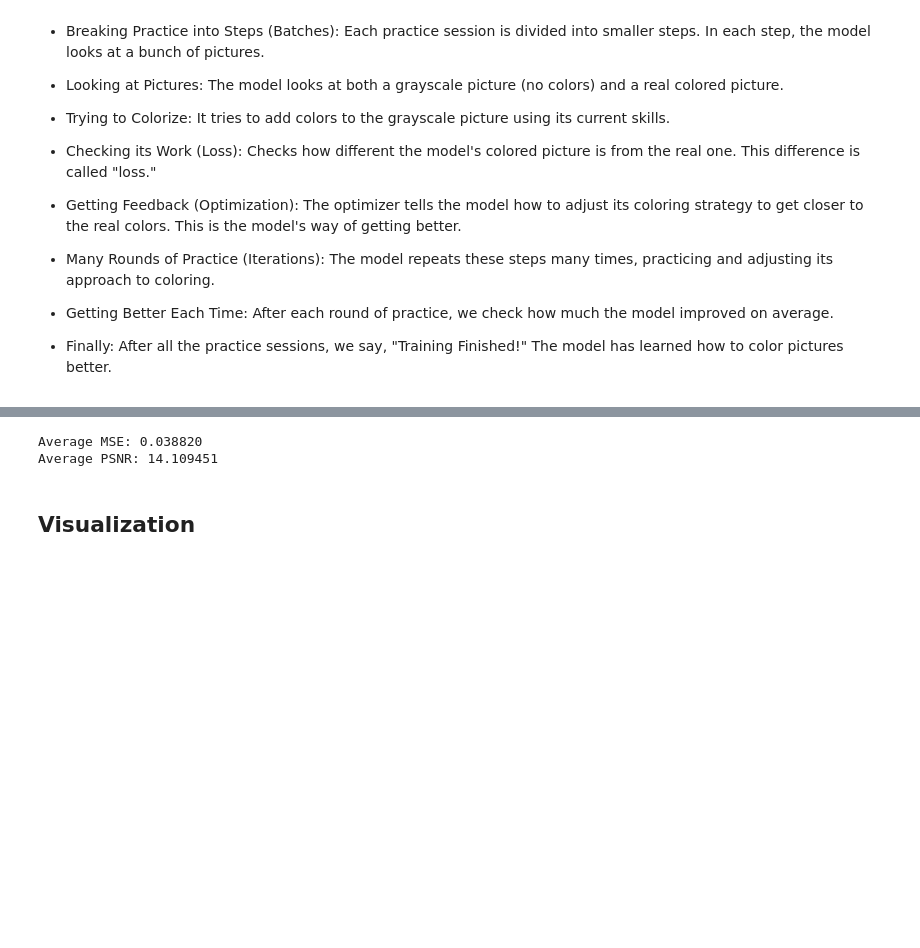
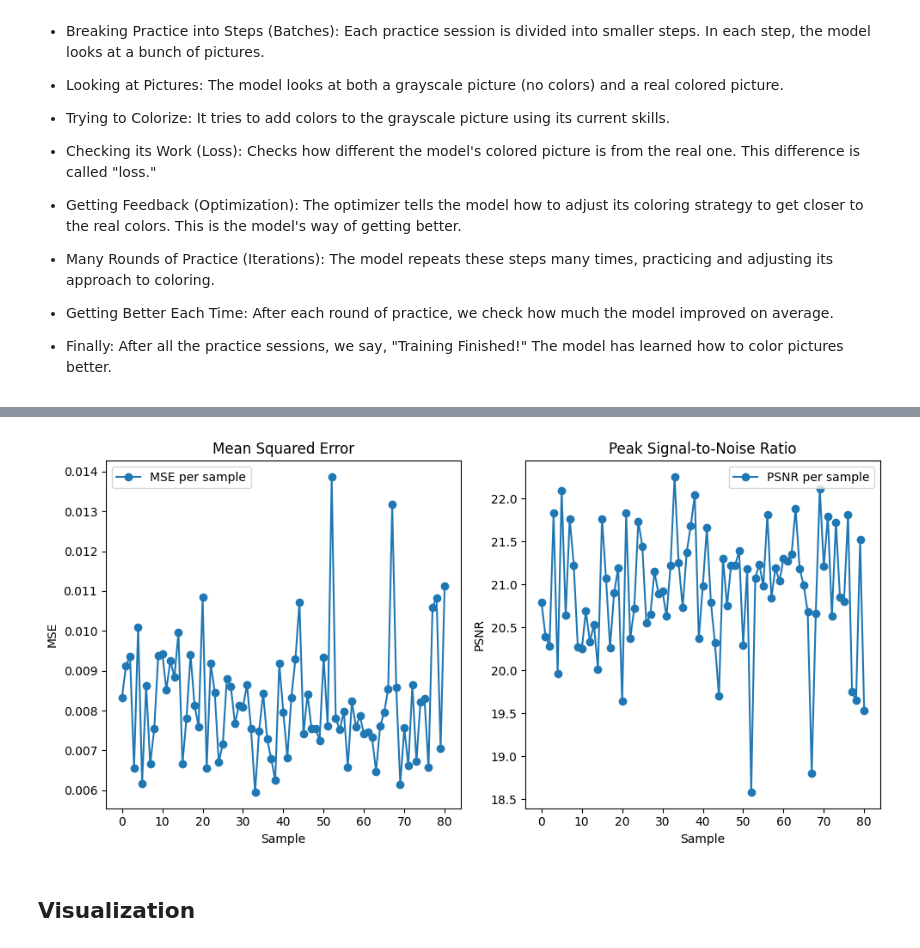
Before and after one commit to suraj-k-s/ImageColorizationUsingAutoencoders, a Jupyter notebook: main.ipynb, the cells around one changed output, grey strips where cells are left out. Cells and saved outputs as stored; diff of their text form; code cells hidden in the pictures; blank space fills up the shorter version.

```diff
--- a/main.ipynb
+++ b/main.ipynb
@@ -298,20 +334,0 @@ plt.show()
-# %%
-# Test on testing data
-total_loss = 0.0
-total_mse = 0.0
-with torch.no_grad():
-    for idx, (color_img, gray_img) in tqdm(enumerate(testloader), total=len(testloader)):
-        color_img = color_img.to(DEVICE)
-        gray_img = gray_img.to(DEVICE)
-
-        prediction = model(gray_img)
-
-        loss = criterion(prediction, color_img)
-        total_loss += loss.item()
-
-        mse = torch.nn.functional.mse_loss(color_img, prediction)
-        total_mse += mse.item()
-
-# Calculate and print accuracy
-accuracy = 1 - (total_mse / len(testloader.dataset))
-print(f'Total Testing Loss: {total_loss/len(testloader):.3f}, Accuracy: {accuracy:.6f}')
@@ -320,42 +335,55 @@ Total Testing Loss: 0.039, Accuracy: 0.992236
 # %%
 import torch
+import matplotlib.pyplot as plt
 from skimage.metrics import peak_signal_noise_ratio as psnr
 
 # Set the model to evaluation mode
 model.eval()
 
 # Initialize variables to accumulate metrics
-total_mse = 0.0
-total_psnr = 0.0
+mse_values = []
+psnr_values = []
 
 # Evaluate on the test set
 with torch.no_grad():
     for idx, (color_img, gray_img) in enumerate(testloader):
         color_img = color_img.to(DEVICE)
         gray_img = gray_img.to(DEVICE)
 
         # Make model predictions
         predictions = model(gray_img)
 
         # Calculate Mean Squared Error
         mse = torch.nn.functional.mse_loss(color_img, predictions)
-        total_mse += mse.item()
+        mse_values.append(mse.item())
 
         # Calculate Peak Signal-to-Noise Ratio
         psnr_value = psnr(color_img.cpu().numpy(), predictions.cpu().numpy(), data_range=1.0)
+        psnr_values.append(psnr_value)
 
-        total_psnr += psnr_value
+# Plotting
+plt.figure(figsize=(10, 5))
 
-# Calculate average metrics
-average_mse = total_mse / len(testloader)
-average_psnr = total_psnr / len(testloader)
+# Plot MSE
+plt.subplot(1, 2, 1)
+plt.plot(range(len(mse_values)), mse_values, label='MSE per sample', marker='o')
+plt.xlabel('Sample')
+plt.ylabel('MSE')
+plt.title('Mean Squared Error')
+plt.legend()
 
-# Print and/or log the results
-print(f'Average MSE: {average_mse:.6f}')
-print(f'Average PSNR: {average_psnr:.6f}')
+# Plot PSNR
+plt.subplot(1, 2, 2)
+plt.plot(range(len(psnr_values)), psnr_values, label='PSNR per sample', marker='o')
+plt.xlabel('Sample')
+plt.ylabel('PSNR')
+plt.title('Peak Signal-to-Noise Ratio')
+plt.legend()
+
+plt.tight_layout()
+plt.show()
 # %% [output]
-Average MSE: 0.038820
-Average PSNR: 14.109451
+[figure, added]
 # %% [markdown]
 ## Visualization
 # %% [markdown]
```
Also changed, not shown: parts of 10 cells of this notebook, 38 other files.
